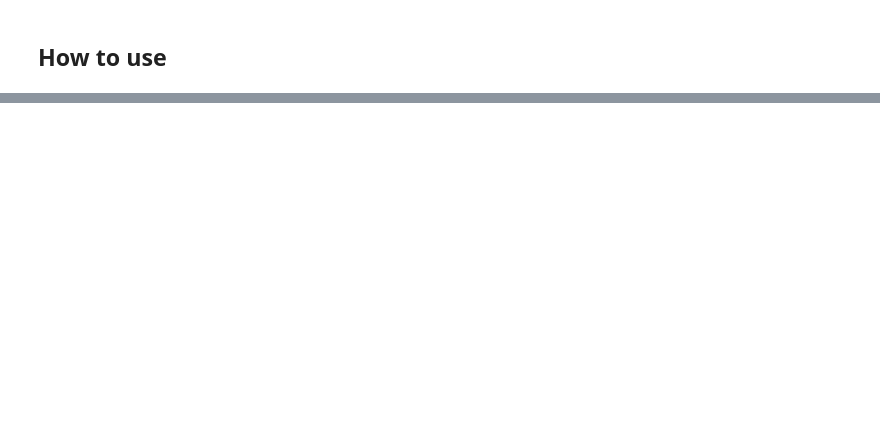
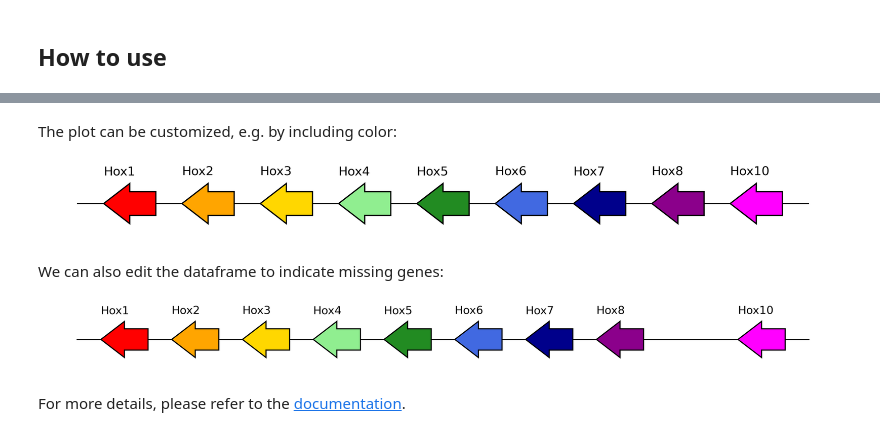
Before and after one commit to galicae/geneorder, a Jupyter notebook: nbs/index.ipynb, the cells around one changed output, grey strips where cells are left out. Saved outputs shown, nothing was run; the diff lists cells and outputs as text; code cells hidden in the pictures; blank space fills up the shorter version.

```diff
--- a/nbs/index.ipynb
+++ b/nbs/index.ipynb
@@ -59,0 +84,20 @@ The most basic `geneorder` use case is when you have a list of genes that are co
+# %% [markdown]
+The plot can be customized, e.g. by including color:
+# %%
+minimal['color'] = [
+    "red",
+    "orange",
+    "gold",
+    "lightgreen",
+    "forestgreen",
+    "royalblue",
+    "darkblue",
+    "darkmagenta",
+    "magenta",
+]
+
+plot_synteny_schematic(minimal)
+# %% [output]
+[figure, added]
+# %% [markdown]
+We can also edit the dataframe to indicate missing genes:
@@ -59,0 +115,8 @@ The most basic `geneorder` use case is when you have a list of genes that are co
+# %%
+plot_synteny_schematic(minimal)
+# %% [output]
+[figure, added]
+# %% [markdown]
+For more details, please refer to the [documentation][docs].
+
+[docs]: https://galicae.github.io/geneorder/
```
Also changed, not shown: parts of 12 cells of this notebook, 2 other files.
